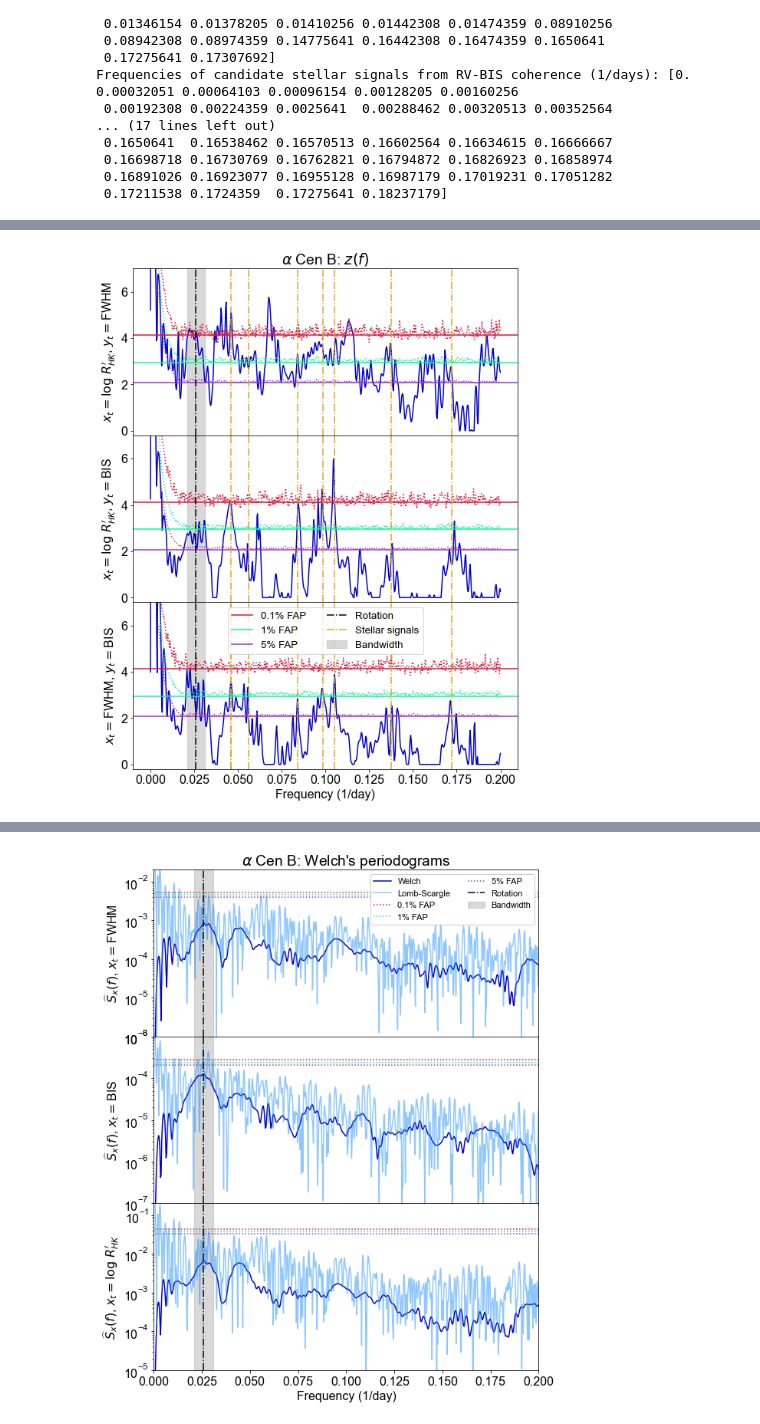
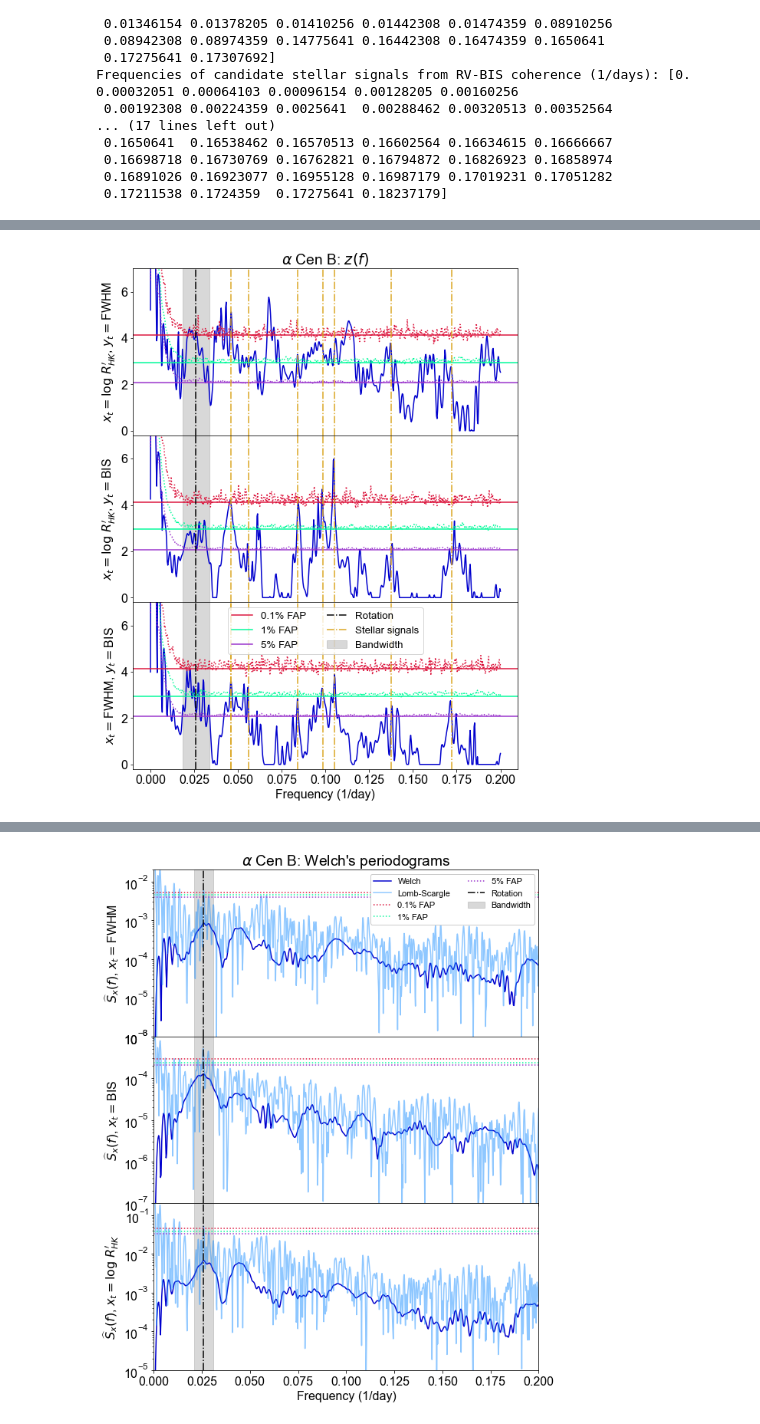
Before and after one commit to sdrastro/NWelch, a Jupyter notebook: aCenB/aCenB_coherence_quadratic.ipynb, the cells around one changed output, grey strips where cells are left out. Drawn from its saved outputs; the diff is of its cells as text; code cells hidden in the pictures.

```diff
--- a/aCenB/aCenB_coherence_quadratic.ipynb
+++ b/aCenB/aCenB_coherence_quadratic.ipynb
@@ -298,5 +298,5 @@ fwhm_bis.coh_plot(transformed=True, vlines=harmonics)
 # %%
-# shared = [0.0985, 0.1375, 0.1785, 0.046]
+bw = 0.007666
 shared = [0.0985, 0.084, 0.105, 0.046, 0.056, 0.1375, 0.172]
 
 fig, (ax1, ax2, ax3) = plt.subplots(3, 1, sharex=True, figsize=(9,12))
@@ -326,34 +326,34 @@ ax2.axhline(Bi.ztrans(rhk_bis.coh_prob_01, rhk_bis.Nseg_eff), color='crimson', l
 ax2.axhline(Bi.ztrans(rhk_bis.coh_prob_1, rhk_bis.Nseg_eff), color='mediumspringgreen', label='1% FAP')
 ax2.axhline(Bi.ztrans(rhk_bis.coh_prob_5, rhk_bis.Nseg_eff), color='darkorchid', label='5% FAP')
 ax2.axvline(frot_ave, ls='-.', color='k')
 ax2.fill_between([frot_ave-bw,frot_ave+bw], [-0.2,-0.2], [7,7], color='gray', alpha=0.3)
 for f in shared:
     ax2.axvline(f, ls='-.', color='goldenrod')
     # ax2.fill_between([f-bw,f+bw], [-0.2,-0.2], [7,7], color='gray', alpha=0.5)
 ax2.set_ylabel(r"$x_t = \log \; R^{\prime}_{HK}$, $y_t =$BIS")
 ax2.set_ylim([-0.2,7])
 
 ax3.plot(fwhm_bis.pow_coh_grid, fwhm_bis.coh_transformed, color='mediumblue')
 ax3.plot(fwhm_bis.pow_coh_grid, fwhm_bis.coh_transformed_boot_5, color='darkorchid', ls=':')
 ax3.plot(fwhm_bis.pow_coh_grid, fwhm_bis.coh_transformed_boot_1, color='mediumspringgreen', ls=':')
 ax3.plot(fwhm_bis.pow_coh_grid, fwhm_bis.coh_transformed_boot_01, color='crimson', ls=':')
 ax3.axhline(Bi.ztrans(fwhm_bis.coh_prob_01, fwhm_bis.Nseg_eff), color='crimson', label='0.1% FAP')
 ax3.axhline(Bi.ztrans(fwhm_bis.coh_prob_1, fwhm_bis.Nseg_eff), color='mediumspringgreen', label='1% FAP')
 ax3.axhline(Bi.ztrans(fwhm_bis.coh_prob_5, fwhm_bis.Nseg_eff), color='darkorchid', label='5% FAP')
 ax3.axvline(frot_ave, ls='-.', color='k', label='Rotation')
 ax3.fill_between([frot_ave-bw,frot_ave+bw], [-0.2,-0.2], [7,7], color='gray', alpha=0.3, label='Bandwidth')
 for f in shared:
     ax3.axvline(f, ls='-.', color='goldenrod')
     # ax3.fill_between([f-bw,f+bw], [-0.2,-0.2], [7,7], color='gray', alpha=0.5)
 ax3.axvline(shared[3], ls='-.', color='goldenrod', label='Stellar signals')
 ax3.legend(loc='upper center', fontsize='small', ncol=2)
 ax3.set_ylabel(r"$x_t =$FWHM, $y_t =$BIS")
 ax3.set_ylim([-0.2,7])
 ax3.set_xlabel('Frequency (1/day)')
 
 plt.subplots_adjust(hspace=0)
 # %% [output]
-[figure, old version]
+[figure, new version]
 # %%
 fig, (ax1, ax2, ax3) = plt.subplots(3, 1, sharex=True, figsize=(9,12))
 
```
Also changed, not shown: parts of 11 cells of this notebook, 6 other files.
